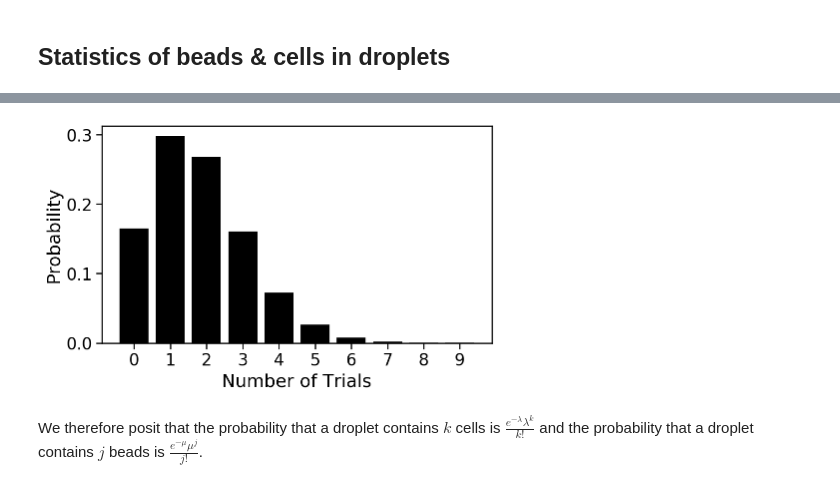
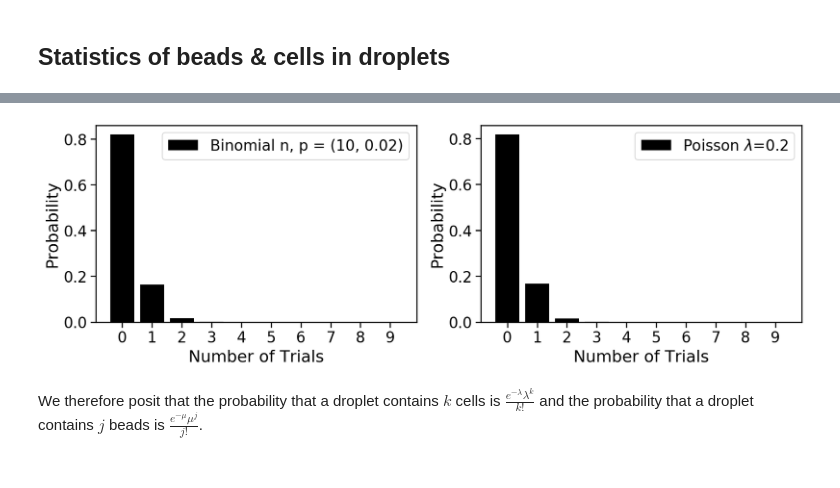
Before and after one commit to pachterlab/kallistobustools, a Jupyter notebook: notebooks/Introduction_single_cell_RNA_seq.ipynb, the cells around one changed output, grey strips where cells are left out. Saved outputs shown, nothing was run; the diff lists cells and outputs as text; code cells hidden in the pictures.

```diff
--- a/notebooks/Introduction_single_cell_RNA_seq.ipynb
+++ b/notebooks/Introduction_single_cell_RNA_seq.ipynb
@@ -270,20 +293,36 @@ Evidently, it's quite probable that the droplet is empty, possible that it conta
 # %%
-#@title Poisson distribution { run: "auto" }
-lambda_param = 1.8 #@param {type:"slider", min:0, max:2, step:0.1}
+#@title Binomial - Poisson comparison { run: "auto" }
+
+n =  10#@param {type:"integer"}
+p = 0.02 #@param {type:"slider", min:0, max:1, step:0.01}
+
 s = 10
-fig, ax = plt.subplots(figsize=(7, 4))
+lambda_param = n*p
+
+fig, ax = plt.subplots(figsize=(14, 4), ncols=2)
 
 x = np.arange(s)
 y = poisson.pmf(x, lambda_param)
 
-ax.bar(x, y, color="k")
-ax.set_xlabel("Number of Trials")
-ax.set_ylabel("Probability")
-ax.set_xticks(x)
+ax[0].bar(x, y, color="k", label="Binomial n, p = ({}, {})".format(n,p))
+ax[0].set_xlabel("Number of Trials")
+ax[0].set_ylabel("Probability")
+ax[0].set_xticks(x)
+ax[0].legend()
+
+x = np.arange(s)
+y = binom.pmf(x,n,p)
+
+ax[1].bar(x, y, color="k", label="Poisson $\lambda$={}".format(lambda_param))
+ax[1].set_xlabel("Number of Trials")
+ax[1].set_ylabel("Probability")
+ax[1].set_xticks(x)
+
+ax[1].legend()
 
 plt.show()
 # %% [output]
-[figure, old version]
+[figure, new version]
 # %% [markdown]
 We therefore posit that the probability that a droplet contains $k$ cells is $\frac{e^{-\lambda}\lambda^k}{k!}$ and  the probability that a droplet contains $j$ beads is $\frac{e^{-\mu}\mu^j}{j!}$.
 # %% [markdown]
```
Also changed, not shown: parts of 40 cells of this notebook.
